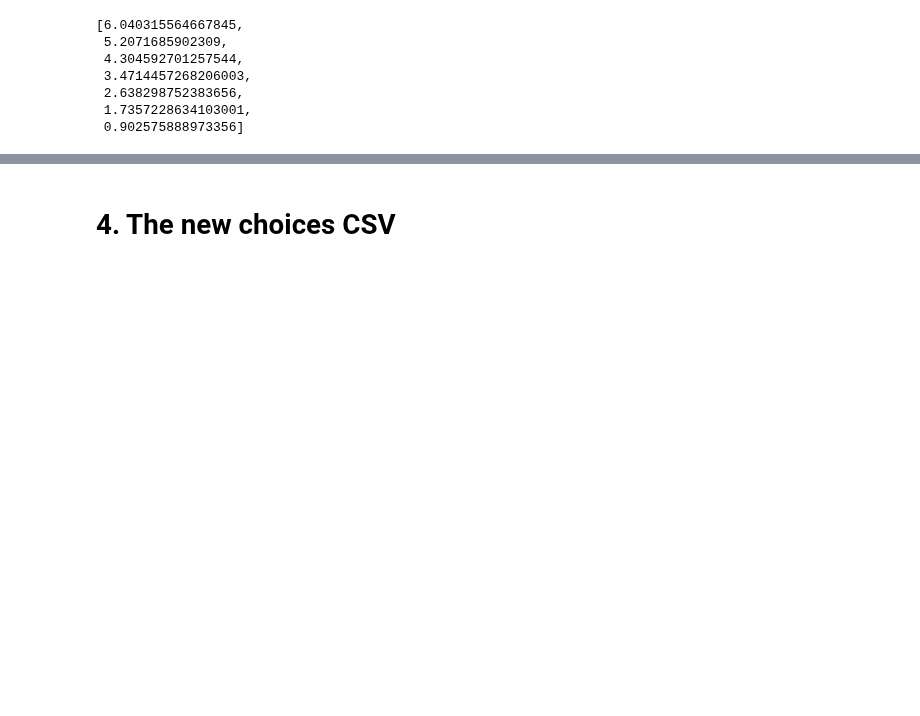
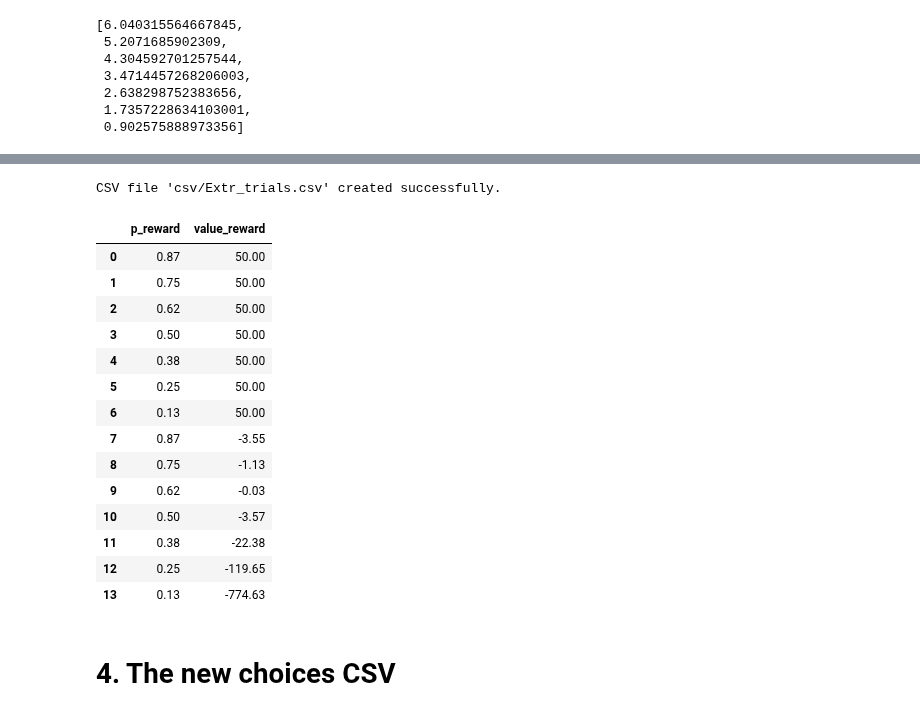
Before and after one commit to CDN-Lab/Adaptive_Choicesets, a Jupyter notebook: gen_choice_set_space.ipynb, the cells around one changed output, grey strips where cells are left out. Saved outputs shown, nothing was run; the diff lists cells and outputs as text; code cells hidden in the pictures; blank space fills up the shorter version.

```diff
--- a/gen_choice_set_space.ipynb
+++ b/gen_choice_set_space.ipynb
@@ -229,2 +224,33 @@ Trials with the least SV for every prob option:
+# %%
+# Make it a CSV
+# Convert the dictionary to a DataFrame
+df2 = pd.DataFrame(extrpos.items(), columns=['p_reward', 'value_reward'])
+df3 = pd.DataFrame(ExtrNeg.items(), columns=['p_reward', 'value_reward'])
+df4 = pd.concat([df2,df3], ignore_index=True)
+# Specify the filename for the new CSV file
+Extr_trialsCSV = 'csv/Extr_trials.csv'
+
+# Save the DataFrame to a CSV file
+df4.to_csv(Extr_trialsCSV, index=False)
+
+print(f"CSV file '{Extr_trialsCSV}' created successfully.")
+pd.read_csv(Extr_trialsCSV)
+# %% [output]
+CSV file 'csv/Extr_trials.csv' created successfully.
+|  | p_reward | value_reward |
+| 0 | 0.87 | 50.00 |
+| 1 | 0.75 | 50.00 |
+| 2 | 0.62 | 50.00 |
+| 3 | 0.50 | 50.00 |
+| 4 | 0.38 | 50.00 |
+| 5 | 0.25 | 50.00 |
+| 6 | 0.13 | 50.00 |
+| 7 | 0.87 | -3.55 |
+| 8 | 0.75 | -1.13 |
+| 9 | 0.62 | -0.03 |
+| 10 | 0.50 | -3.57 |
+| 11 | 0.38 | -22.38 |
+| 12 | 0.25 | -119.65 |
+| 13 | 0.13 | -774.63 |
 # %% [markdown]
 # 4. The new choices CSV
```
Also changed, not shown: parts of 10 cells of this notebook.
